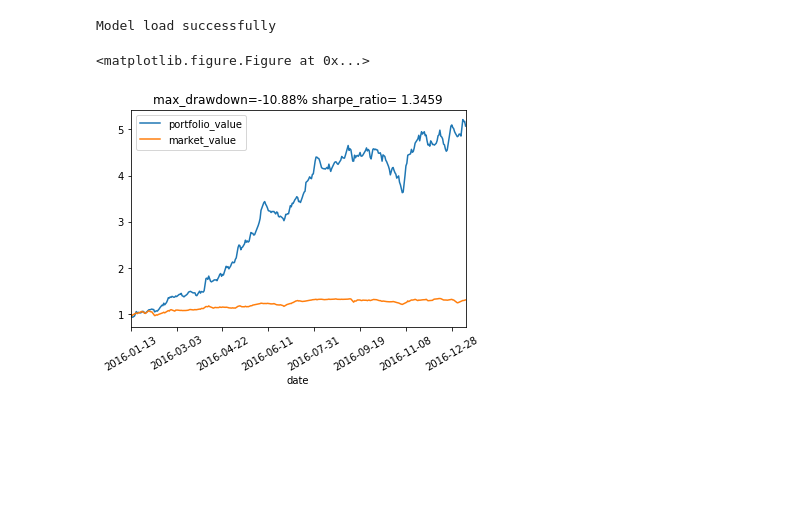
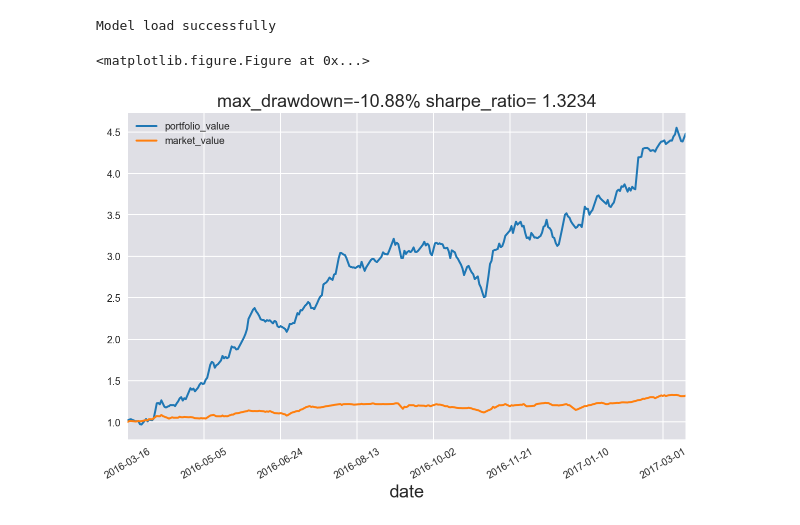
Before and after one commit to vermouth1992/drl-portfolio-management, a Jupyter notebook: src/ddpg_experiments.ipynb, the cells around one changed output. Cells and saved outputs as stored; diff of their text form; code cells hidden in the pictures; blank space fills up the shorter version.

```diff
--- a/src/ddpg_experiments.ipynb
+++ b/src/ddpg_experiments.ipynb
@@ -30,0 +33,29 @@ import sys
+# %%
+# Seaborn, useful for graphics
+import seaborn as sns
+
+# Import Bokeh modules for interactive plotting
+import bokeh.io
+import bokeh.mpl
+import bokeh.plotting
+
+# Magic function to make matplotlib inline; other style specs must come AFTER
+%matplotlib inline
+
+# This enables SVG graphics inline.  There is a bug, so uncomment if it works.
+# %config InlineBackend.figure_formats = {'svg',}
+
+# This enables high resolution PNGs. SVG is preferred, but has problems
+# rendering vertical and horizontal lines
+%config InlineBackend.figure_formats = {'png', 'retina'}
+matplotlib.rcParams['figure.figsize'] = (10, 6)
+# JB's favorite Seaborn settings for notebooks
+rc = {'lines.linewidth': 2,
+      'axes.labelsize': 18,
+      'axes.titlesize': 18,
+      'axes.facecolor': 'DFDFE5'}
+sns.set_context('notebook', rc=rc)
+sns.set_style('darkgrid', rc=rc)
+
+# Set up Bokeh for inline viewing
+bokeh.io.output_notebook()
@@ -181,25 +210,29 @@ from model.supervised.imitation_optimal_action import *
 Using TensorFlow backend.
 # %%
 # test on imitation learning
-optimal_given_past_model = create_network_give_past(nb_classes, window_length,
+optimal_given_past_model = create_network_give_past(nb_classes, 3,
                                         weight_path='weights/stock/imitation_16_stocks.h5')
 # %% [output]
 Model load successfully
+# %%
+env = PortfolioEnv(testing_history, testing_stocks, steps=365, start_idx=num_training_time,
+                   sample_start_date='2016-03-15')
 # %%
 done = False
 observation, _ = env.reset()
 close_open_ratio = observation[:, :, 3] / observation[:, :, 0]
 close_open_ratio = normalize(close_open_ratio)
 while not done:
     action = np.zeros((nb_classes,))
+    close_open_ratio = close_open_ratio[:, -3:]
     close_open_ratio = np.expand_dims(close_open_ratio, axis=0)
     close_open_ratio = np.expand_dims(close_open_ratio, axis=-1)
     current_action_index = optimal_given_past_model.predict_classes(close_open_ratio, verbose=False)
     action[current_action_index] = 1.0
     observation, reward, done, _ = env.step(action)
     close_open_ratio = observation[:, :, 3] / observation[:, :, 0]
     close_open_ratio = normalize(close_open_ratio)
 env.render()
 # %% [output]
 <matplotlib.figure.Figure at 0x...>
-[figure, old version]
+[figure, new version]
```
Also changed, not shown: parts of 16 cells of this notebook, 2 other files.
